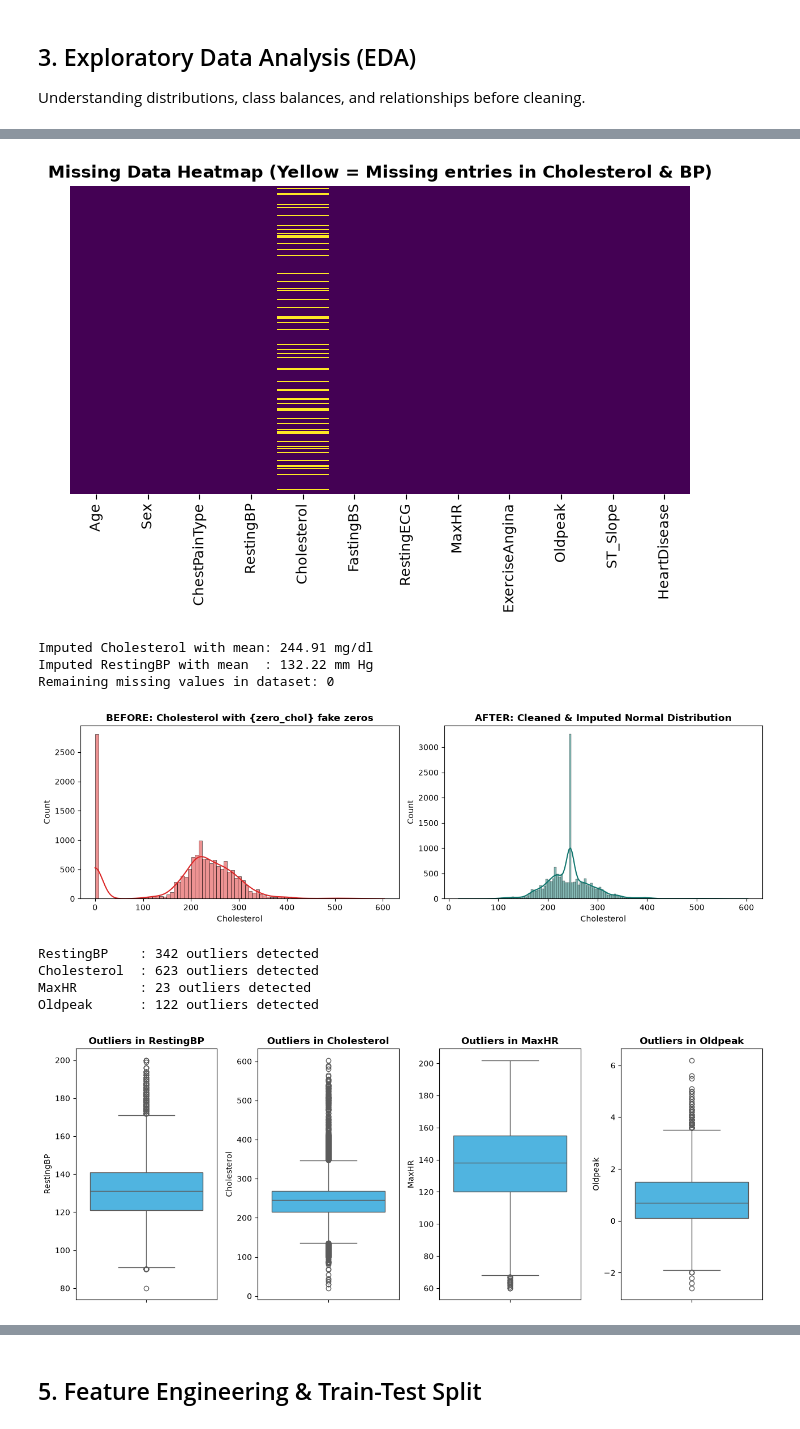
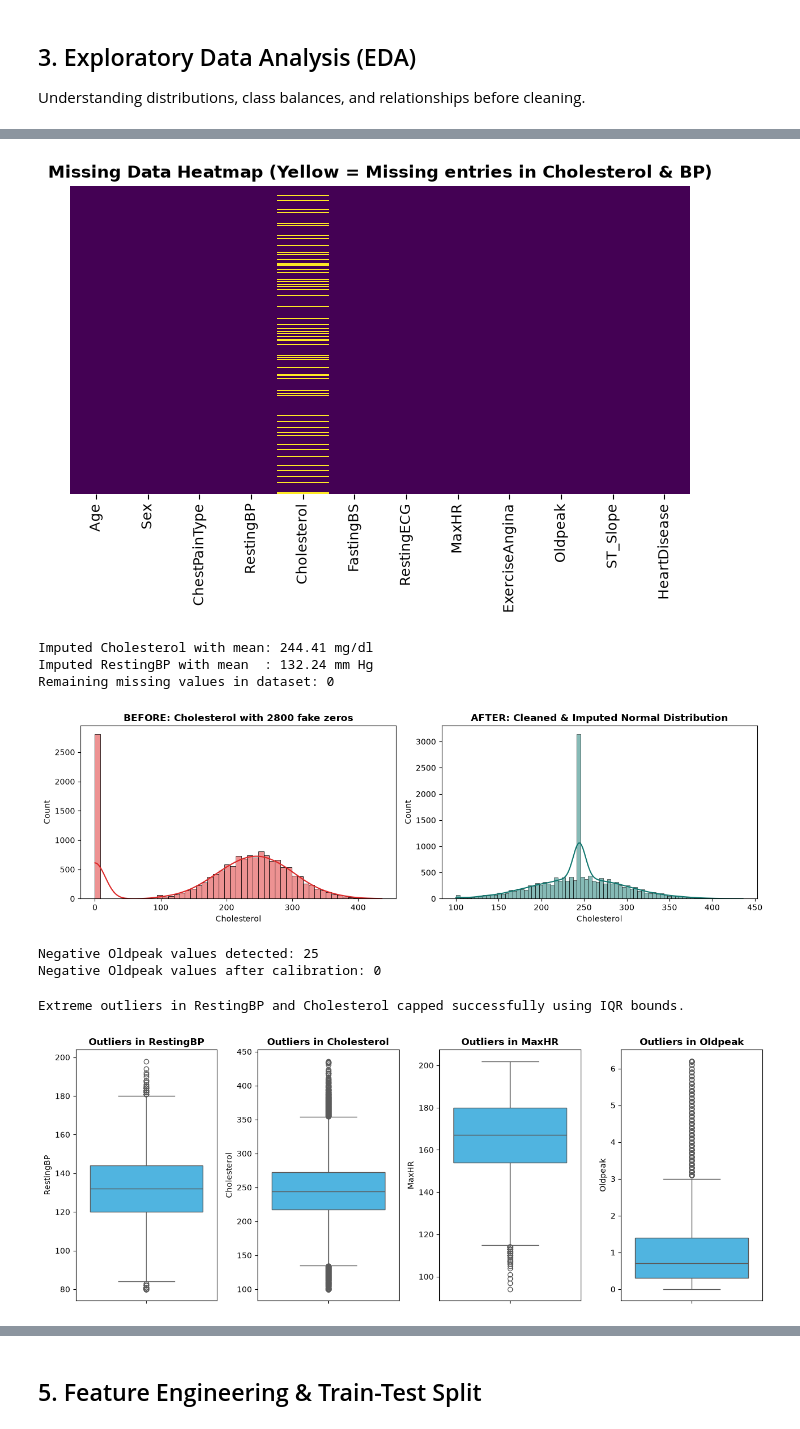
Before and after one commit to FaizanRayeen/heart-disease-predictor, a Jupyter notebook: heart_disease_final.ipynb, the cells around one changed output, grey strips where cells are left out. Drawn from its saved outputs; the diff is of its cells as text; code cells hidden in the pictures.

```diff
--- a/heart_disease_final.ipynb
+++ b/heart_disease_final.ipynb
@@ -137,0 +159,5 @@ While initial checks showed no nulls, medical reality reveals **hidden missing d
+# %%
+# Step 4.1: Duplicate Detection & Removal
+print(f"Duplicate rows detected: {df.duplicated().sum()}")
+df_clean = df.drop_duplicates().copy()
+print(f"Dataset shape after removing duplicates: {df_clean.shape}")
@@ -138,13 +167,12 @@ While initial checks showed no nulls, medical reality reveals **hidden missing d
 # %%
-# Step 4.1: Exposing hidden zeros
-zero_chol = (df['Cholesterol'] == 0).sum()
-zero_bp = (df['RestingBP'] == 0).sum()
+# Step 4.2: Exposing Hidden Zeros in Hemodynamic Features
+zero_chol = (df_clean['Cholesterol'] == 0).sum()
+zero_bp = (df_clean['RestingBP'] == 0).sum()
 
-print(f"Hidden missing values (zeros) in Cholesterol : {zero_chol} rows ({zero_chol/len(df)*100:.1f}% of data)")
+print(f"Hidden missing values (zeros) in Cholesterol : {zero_chol} rows ({zero_chol/len(df_clean)*100:.1f}% of data)")
 print(f"Hidden missing values (zeros) in RestingBP   : {zero_bp} rows")
 
 # Convert invalid 0s to genuine NaN values
-df_clean = df.copy()
 df_clean['Cholesterol'] = df_clean['Cholesterol'].replace(0, np.nan)
 df_clean['RestingBP'] = df_clean['RestingBP'].replace(0, np.nan)
 
@@ -160,14 +188,14 @@ Cholesterol    2809
 dtype: int64
 # %%
-# Step 4.2: Visualizing Missing Data Heatmap
+# Step 4.3: Visualizing Missing Data Heatmap
 plt.figure(figsize=(8, 4))
 sns.heatmap(df_clean.isnull(), cbar=False, cmap='viridis', yticklabels=False)
 plt.title('Missing Data Heatmap (Yellow = Missing entries in Cholesterol & BP)', fontweight='bold')
 plt.show()
 # %% [output]
-[figure, old version]
+[figure, new version]
 # %%
-# Step 4.3: Mean Imputation for Missing Values
+# Step 4.4: Mean Imputation for Missing Values
 ch_mean = df_clean['Cholesterol'].mean()
 bp_mean = df_clean['RestingBP'].mean()
 
@@ -178,15 +206,15 @@ print(f"Imputed Cholesterol with mean: {ch_mean:.2f} mg/dl")
 print(f"Imputed RestingBP with mean  : {bp_mean:.2f} mm Hg")
 print(f"Remaining missing values in dataset: {df_clean.isnull().sum().sum()}")
 # %% [output]
-Imputed Cholesterol with mean: 244.91 mg/dl
-Imputed RestingBP with mean  : 132.22 mm Hg
+Imputed Cholesterol with mean: 244.41 mg/dl
+Imputed RestingBP with mean  : 132.24 mm Hg
 Remaining missing values in dataset: 0
 # %%
-# Step 4.4: Visual Proof — BEFORE vs AFTER Cleaning (Cholesterol)
+# Step 4.5: Visual Proof — BEFORE vs AFTER Cleaning (Cholesterol)
 fig, ax = plt.subplots(1, 2, figsize=(13, 4))
 
 sns.histplot(df['Cholesterol'], kde=True, ax=ax[0], color='#dc2626')
-ax[0].set_title('BEFORE: Cholesterol with {zero_chol} fake zeros', fontweight='bold')
+ax[0].set_title(f'BEFORE: Cholesterol with {zero_chol} fake zeros', fontweight='bold')
 
 sns.histplot(df_clean['Cholesterol'], kde=True, ax=ax[1], color='#0f766e')
 ax[1].set_title('AFTER: Cleaned & Imputed Normal Distribution', fontweight='bold')
@@ -194,31 +222,40 @@ ax[1].set_title('AFTER: Cleaned & Imputed Normal Distribution', fontweight='bold
 plt.tight_layout()
 plt.show()
 # %% [output]
-[figure, old version]
+[figure, new version]
+# %%
+# Step 4.6: Correcting Negative Oldpeak Values (Clinical Sensor Calibration)
+print(f"Negative Oldpeak values detected: {(df_clean['Oldpeak'] < 0).sum()}")
+# In ECG stress tests, ST depression (Oldpeak) is non-negative; clip negative values to 0.0
+df_clean['Oldpeak'] = df_clean['Oldpeak'].clip(lower=0)
+print(f"Negative Oldpeak values after calibration: {(df_clean['Oldpeak'] < 0).sum()}")
+# %% [output]
+Negative Oldpeak values detected: 25
+Negative Oldpeak values after calibration: 0
 # %%
-# Step 4.5: Outlier Detection using IQR Method
+# Step 4.7: Outlier Detection & IQR Capping
 features_to_check = ['RestingBP', 'Cholesterol', 'MaxHR', 'Oldpeak']
 
 plt.figure(figsize=(13, 5))
 for i, col in enumerate(features_to_check, 1):
     plt.subplot(1, 4, i)
     sns.boxplot(y=df_clean[col], color='#38bdf8')
     plt.title(f'Outliers in {col}', fontweight='bold')
 
 plt.tight_layout()
 plt.show()
 
-# Calculate exact outlier counts via IQR formula: [Q1 - 1.5*IQR, Q3 + 1.5*IQR]
-for col in features_to_check:
+# Cap extreme outliers at IQR boundaries using .clip()
+for col in ['RestingBP', 'Cholesterol']:
     q1 = df_clean[col].quantile(0.25)
     q3 = df_clean[col].quantile(0.75)
     iqr = q3 - q1
-    outliers = df_clean[(df_clean[col] < q1 - 1.5 * iqr) | (df_clean[col] > q3 + 1.5 * iqr)]
-    print(f"{col:12} : {len(outliers)} outliers detected")
+    lower = q1 - 1.5 * iqr
+    upper = q3 + 1.5 * iqr
+    df_clean[col] = df_clean[col].clip(lower=lower, upper=upper)
+
+print("Extreme outliers in RestingBP and Cholesterol capped successfully using IQR bounds.")
 # %% [output]
-RestingBP    : 342 outliers detected
-Cholesterol  : 623 outliers detected
-MaxHR        : 23 outliers detected
-Oldpeak      : 122 outliers detected
+Extreme outliers in RestingBP and Cholesterol capped successfully using IQR bounds.
-[figure, old version]
+[figure, new version]
 # %%
```
Also changed, not shown: parts of 20 cells of this notebook, 5 other files.
